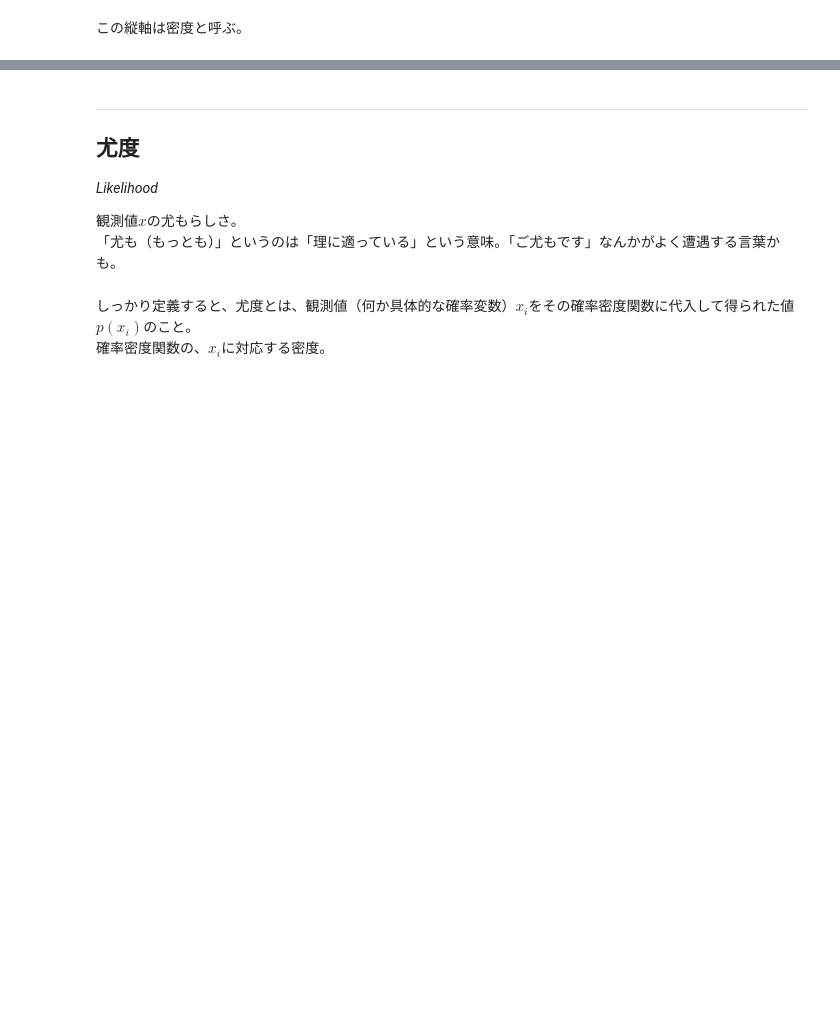
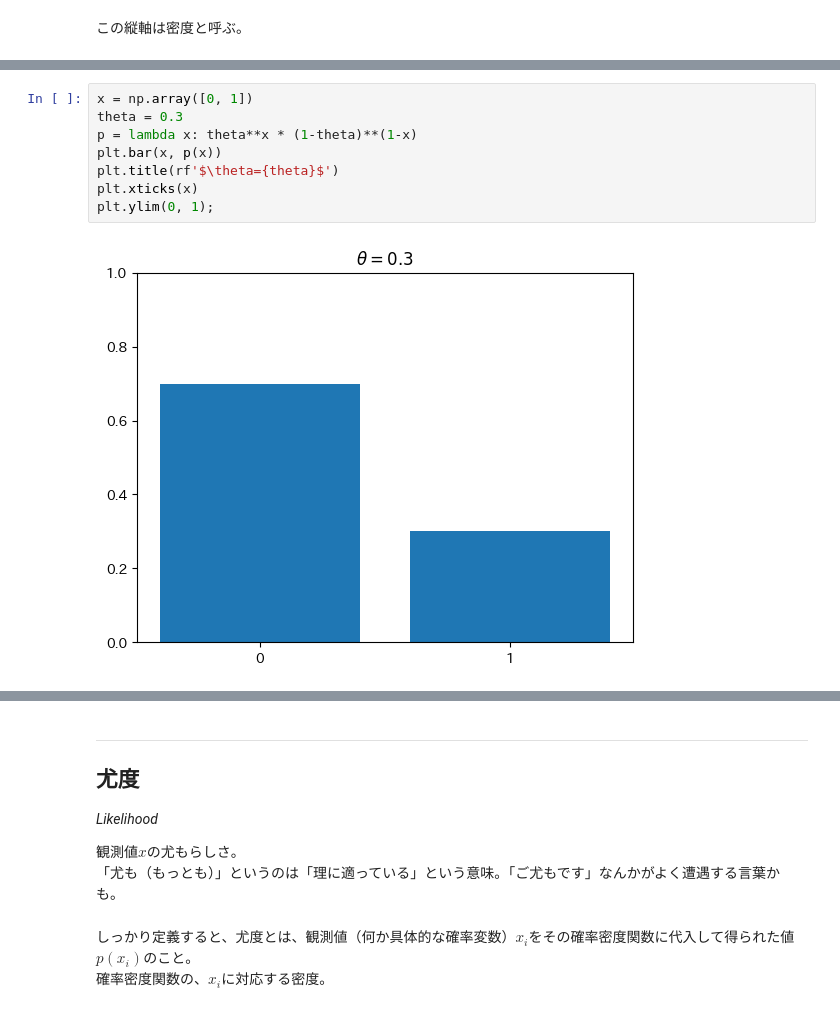
Before and after one commit to misya11p/probabilistic-models, a Jupyter notebook: introduction.ipynb, the cells around one changed output, grey strips where cells are left out. Saved outputs shown, nothing was run; the diff lists cells and outputs as text; blank space fills up the shorter version.

```diff
--- a/introduction.ipynb
+++ b/introduction.ipynb
@@ -111,0 +153,10 @@ plt.plot(x, p);
+# %%
+x = np.array([0, 1])
+theta = 0.3
+p = lambda x: theta**x * (1-theta)**(1-x)
+plt.bar(x, p(x))
+plt.title(rf'$\theta={theta}$')
+plt.xticks(x)
+plt.ylim(0, 1);
+# %% [output]
+[figure, added]
```
Also changed, not shown: parts of 8 cells of this notebook.
